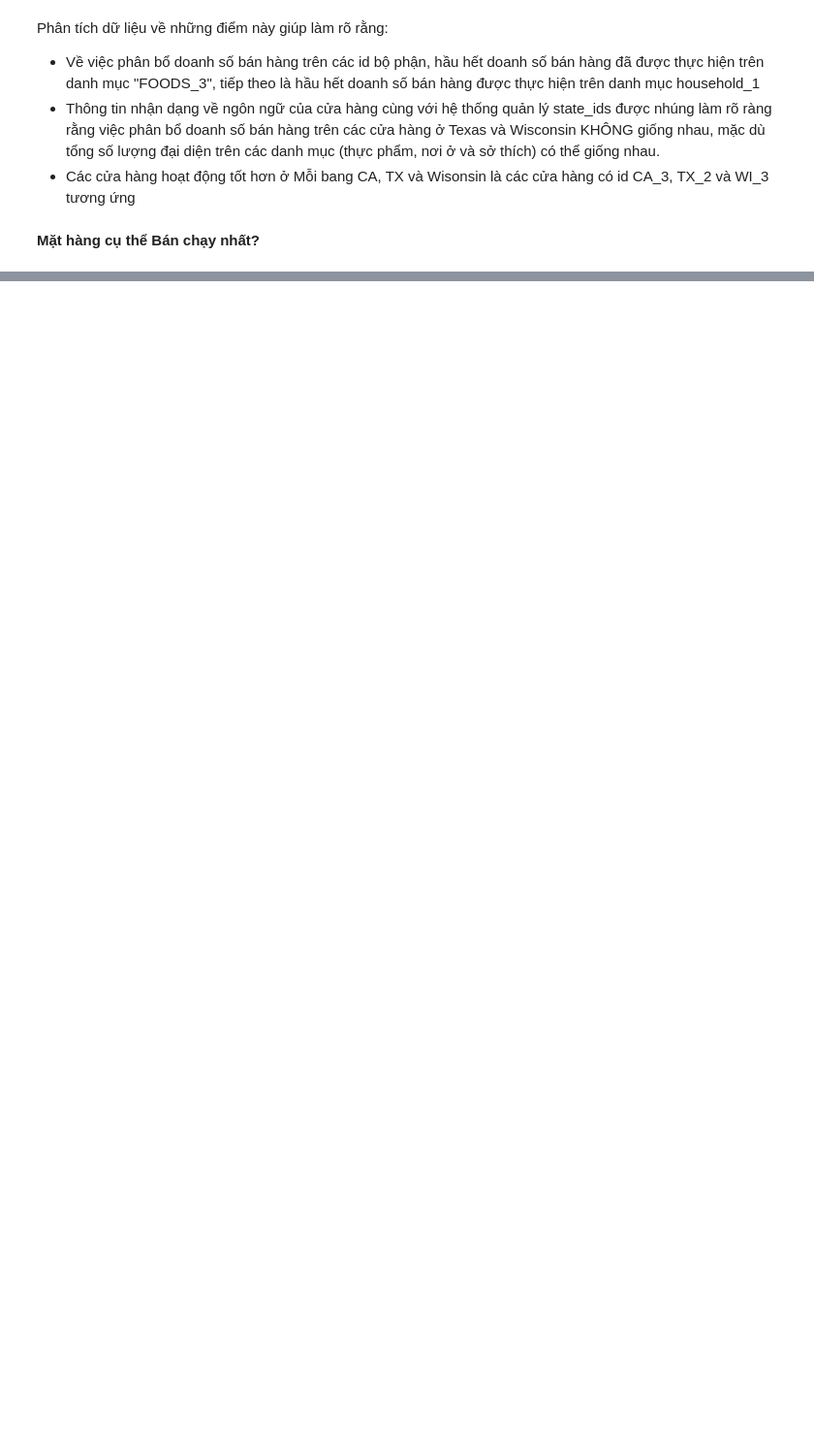
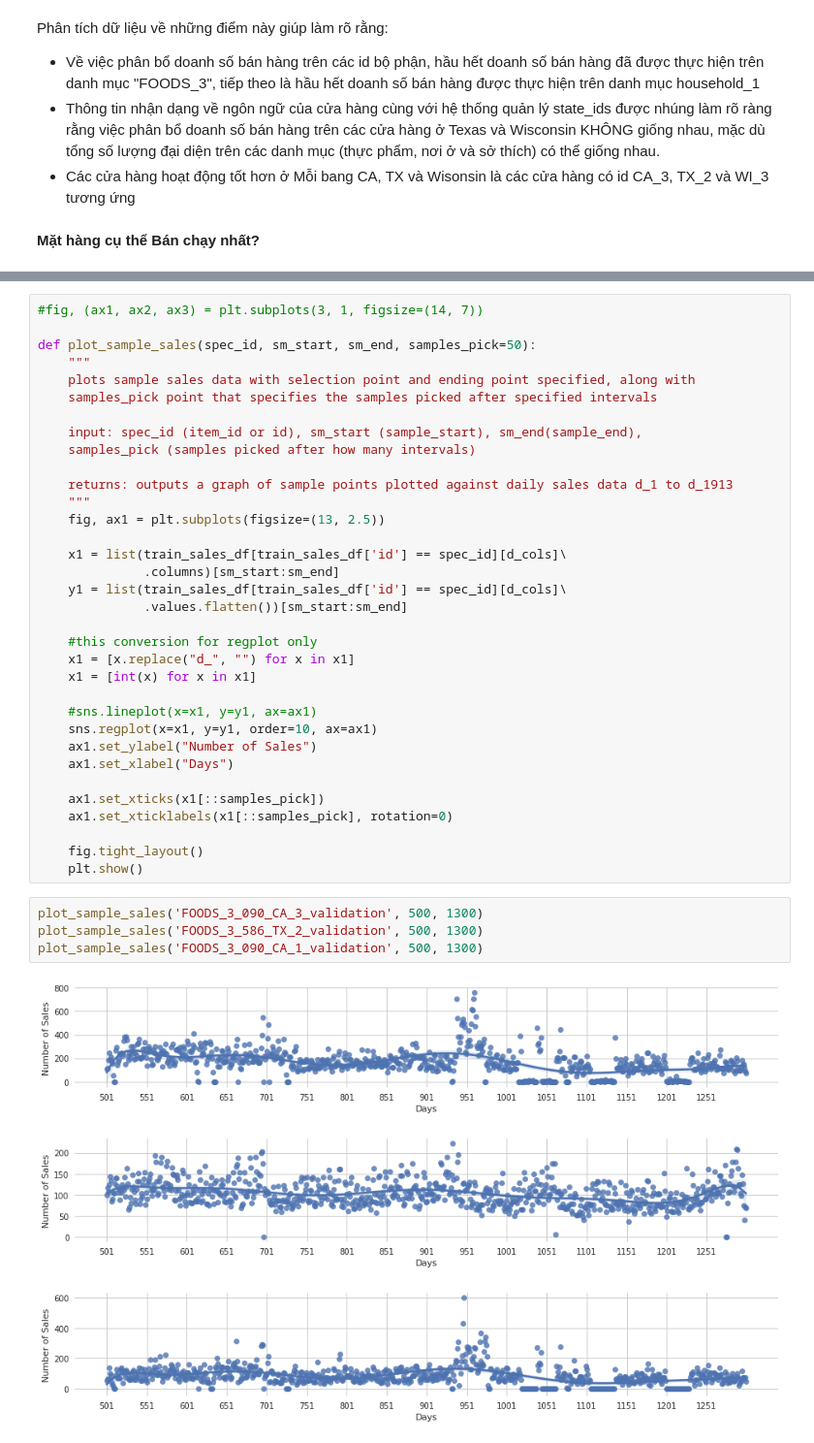
Before and after one commit to HienNguyenMinh/PythonAssignment, a Jupyter notebook: BaiTap1.ipynb, the cells around one changed output, grey strips where cells are left out. Shown at 97% size. Saved outputs shown, nothing was run; the diff lists cells and outputs as text; blank space fills up the shorter version.

```diff
--- a/BaiTap1.ipynb
+++ b/BaiTap1.ipynb
@@ -364,0 +436,42 @@ Phân tích dữ liệu về những điểm này giúp làm rõ rằng:
+# %%
+#fig, (ax1, ax2, ax3) = plt.subplots(3, 1, figsize=(14, 7))
+
+def plot_sample_sales(spec_id, sm_start, sm_end, samples_pick=50):
+    """
+    plots sample sales data with selection point and ending point specified, along with
+    samples_pick point that specifies the samples picked after specified intervals
+
+    input: spec_id (item_id or id), sm_start (sample_start), sm_end(sample_end),
+    samples_pick (samples picked after how many intervals)
+
+    returns: outputs a graph of sample points plotted against daily sales data d_1 to d_1913
+    """
+    fig, ax1 = plt.subplots(figsize=(13, 2.5))
+
+    x1 = list(train_sales_df[train_sales_df['id'] == spec_id][d_cols]\
+              .columns)[sm_start:sm_end]
+    y1 = list(train_sales_df[train_sales_df['id'] == spec_id][d_cols]\
+              .values.flatten())[sm_start:sm_end]
+
+    #this conversion for regplot only
+    x1 = [x.replace("d_", "") for x in x1]
+    x1 = [int(x) for x in x1]
+
+    #sns.lineplot(x=x1, y=y1, ax=ax1)
+    sns.regplot(x=x1, y=y1, order=10, ax=ax1)
+    ax1.set_ylabel("Number of Sales")
+    ax1.set_xlabel("Days")
+
+    ax1.set_xticks(x1[::samples_pick])
+    ax1.set_xticklabels(x1[::samples_pick], rotation=0)
+
+    fig.tight_layout()
+    plt.show()
+# %%
+plot_sample_sales('FOODS_3_090_CA_3_validation', 500, 1300)
+plot_sample_sales('FOODS_3_586_TX_2_validation', 500, 1300)
+plot_sample_sales('FOODS_3_090_CA_1_validation', 500, 1300)
+# %% [output]
+[figure, added]
+[figure, added]
+[figure, added]
```
Also changed, not shown: parts of 41 cells of this notebook.
